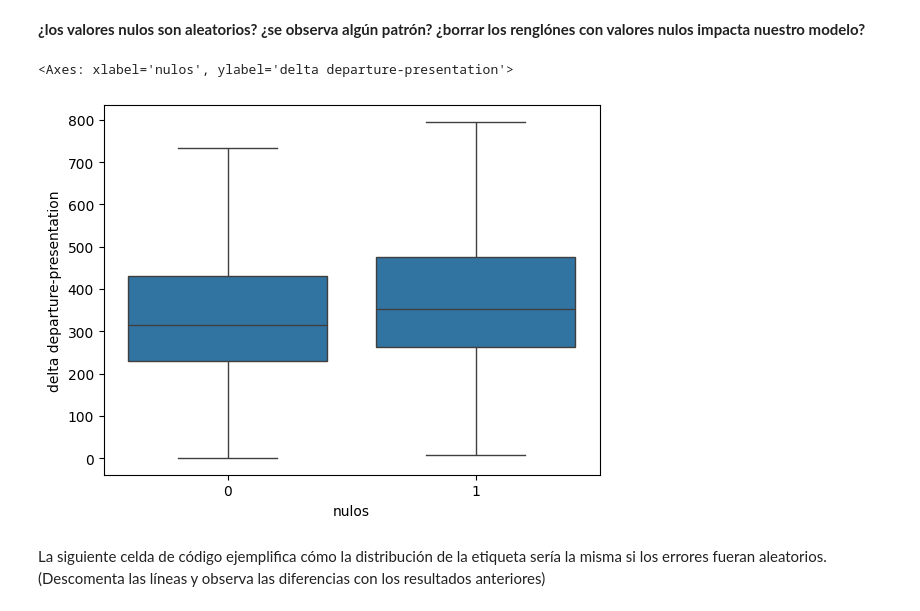
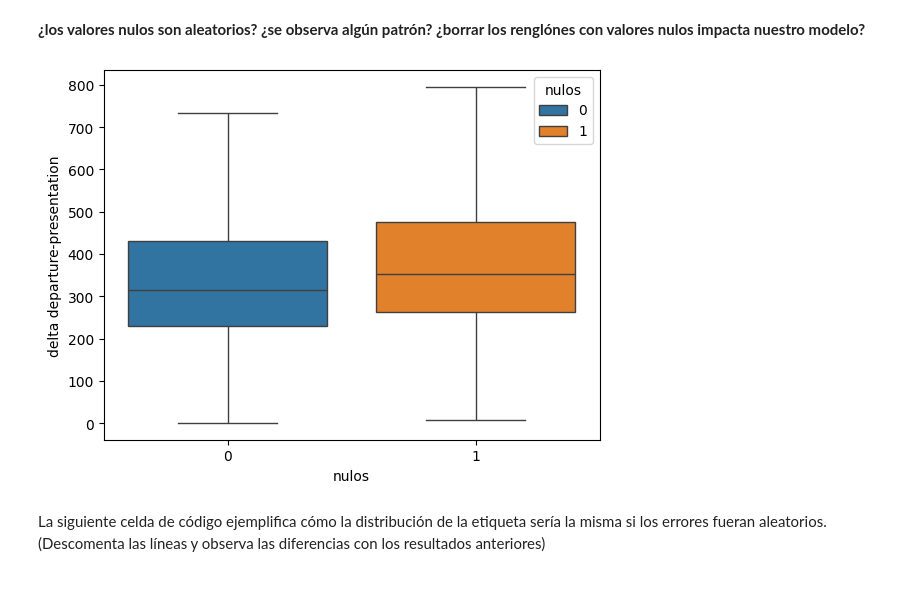
Before and after one commit to AnIsAsPe/Regresion-Robusta-para-estimar-tiempo-de-respuesta-de-un-servicio-de-emergencia, a Jupyter notebook: Notebooks/1_Response_time_Paris_Fire_Brigade.ipynb, the cells around one changed output. Cells and saved outputs as stored; diff of their text form; code cells hidden in the pictures.

```diff
--- a/Notebooks/1_Response_time_Paris_Fire_Brigade.ipynb
+++ b/Notebooks/1_Response_time_Paris_Fire_Brigade.ipynb
@@ -347,11 +342,13 @@ dtype: float64
 # %%
 #Distribución de la variable respuesta en registros con y sin valores nulos en "location of the event"
 df['nulos'] = np.where(df['location of the event'].isna(),1,0)
 
-sns.boxplot(x = 'nulos' , y = 'delta departure-presentation', data = df,showfliers=False)
+sns.boxplot(x = 'nulos' , y = 'delta departure-presentation',
+            hue='nulos', data = df,
+            showfliers=False)
+plt.show()
 # %% [output]
-<Axes: xlabel='nulos', ylabel='delta departure-presentation'>
-[figure, old version]
+[figure, new version]
 # %% [markdown]
 La siguiente celda de código ejemplifica cómo la distribución de la etiqueta sería la misma si los errores fueran aleatorios.
 (Descomenta las líneas y observa las diferencias con los resultados anteriores)
```
Also changed, not shown: parts of 12 cells of this notebook.
